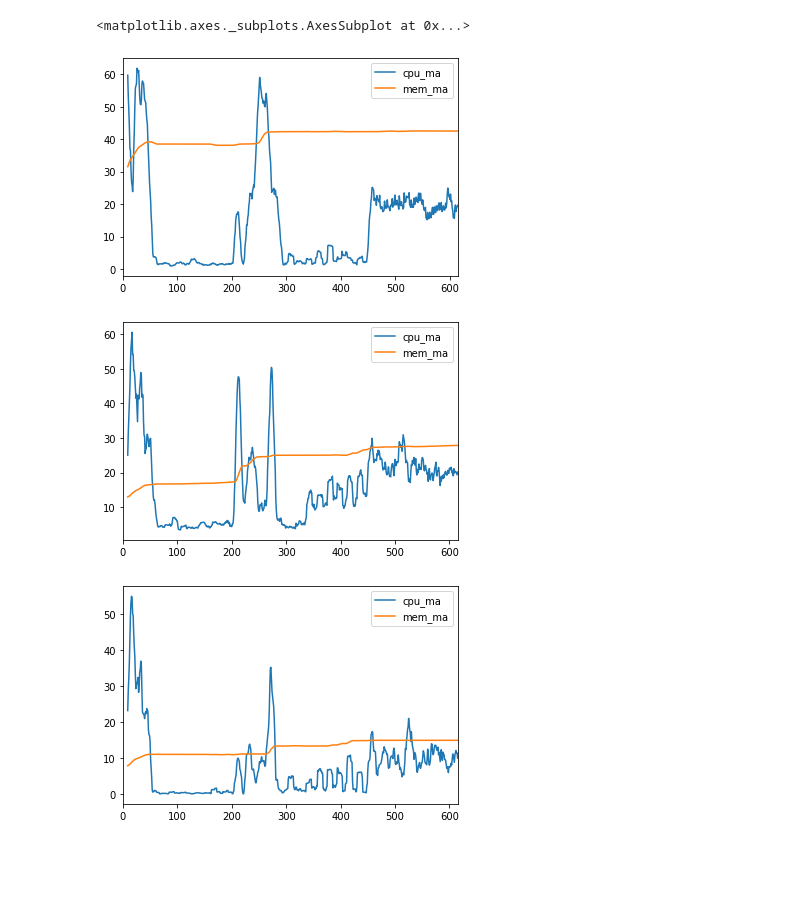
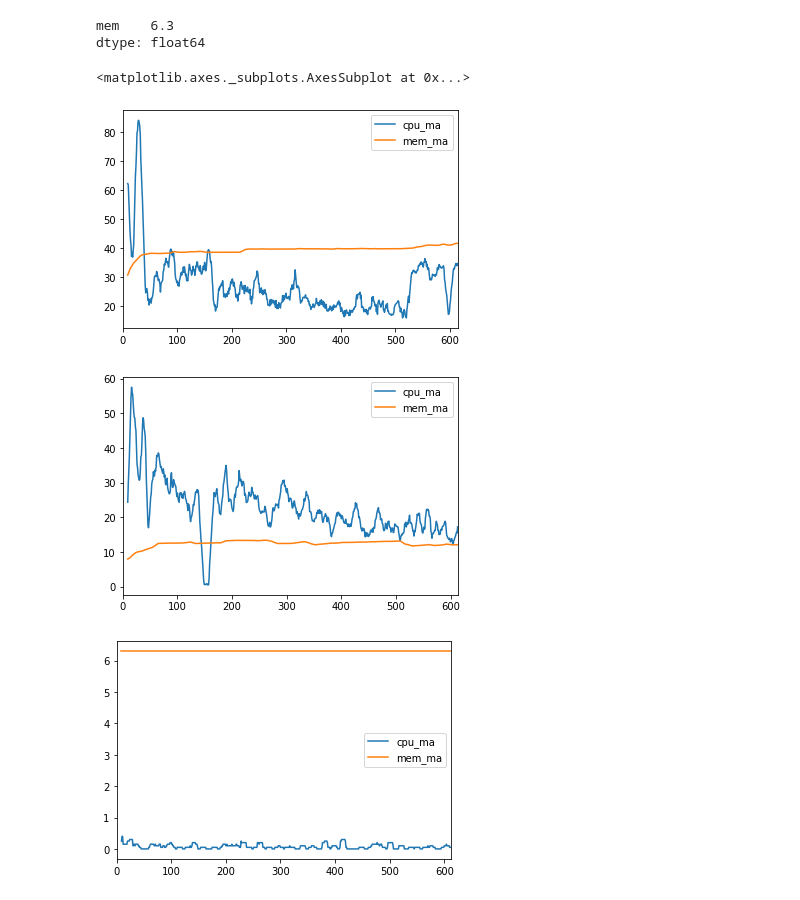
Before and after one commit to ronaldnoronha/SocketStreamingKMeansExperiment, a Jupyter notebook: analyseResults.ipynb, the cells around one changed output. Drawn from its saved outputs; the diff is of its cells as text; code cells hidden in the pictures; blank space fills up the shorter version.

```diff
--- a/analyseResults.ipynb
+++ b/analyseResults.ipynb
@@ -149,7 +142,10 @@ def getMonitorData(path, VM):
         ens3_dropout = []
         while line:
             words = line.split(",")
-            timestamp.append(datetime.strptime(words[0],'%H:%M:%S.%f').time())
+            try:
+                timestamp.append(datetime.strptime(words[0],'%H:%M:%S.%f').time())
+            except:
+                timestamp.append(datetime.strptime(words[0]+'.0','%H:%M:%S.%f').time())
             cpu.append(float(words[1]))
             mem.append(float(words[2]))
             read_count.append(int(words[3]))
@@ -266,29 +679,33 @@ df1.plot.bar(x='nodes')
 # %%
 # pick a folder
-path = 'results/6_4_300000_2g_1_'
+path = 'results/4_4_300000_2g_1_'
 
 df = getMonitorData(path, 'master')
 
 df['cpu_ma'] = df.filter(items=['cpu']).rolling(window=10).mean()
 df['mem_ma'] = df.filter(items=['mem']).rolling(window=10).mean()
 
 df.plot(y=['cpu_ma','mem_ma'])
 
-df = getMonitorData(path, 'slave5')
+df = getMonitorData(path, 'slave1')
 
 df['cpu_ma'] = df.filter(items=['cpu']).rolling(window=10).mean()
 df['mem_ma'] = df.filter(items=['mem']).rolling(window=10).mean()
 
 df.plot(y=['cpu_ma','mem_ma'])
 
 df = getMonitorData(path, 'slave6')
 
 df['cpu_ma'] = df.filter(items=['cpu']).rolling(window=10).mean()
 df['mem_ma'] = df.filter(items=['mem']).rolling(window=10).mean()
 
+print(df.filter(items=['mem']).mean())
+
 df.plot(y=['cpu_ma','mem_ma'])
 # %% [output]
-<matplotlib.axes._subplots.AxesSubplot at 0x...>
+mem    6.3
+dtype: float64
+<matplotlib.axes._subplots.AxesSubplot at 0x...>
-[figure, old version]
+[figure, new version]
-[figure, old version]
+[figure, new version]
-[figure, old version]
+[figure, new version]
```
Also changed, not shown: parts of 11 cells of this notebook, 5 other files.
